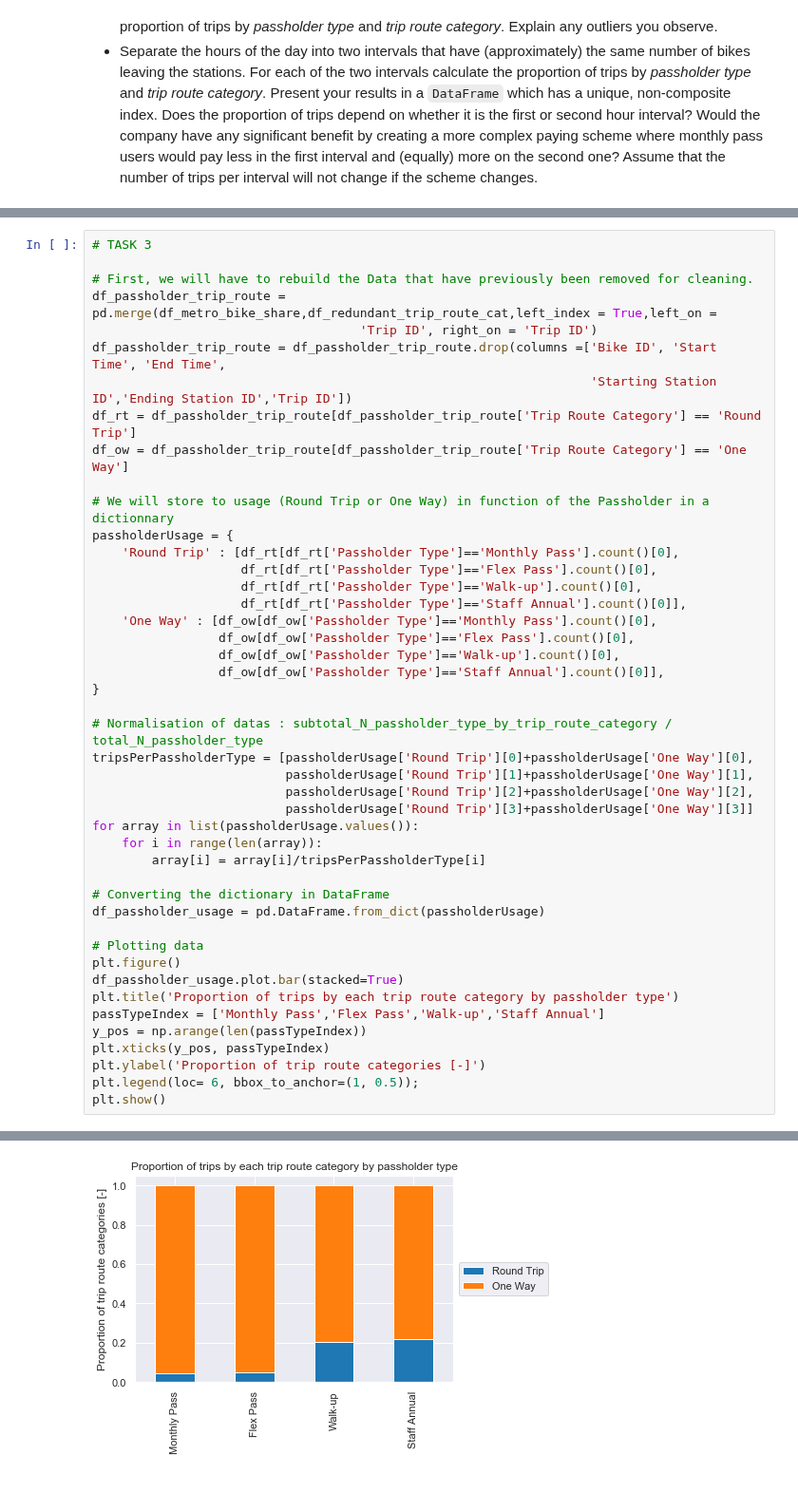
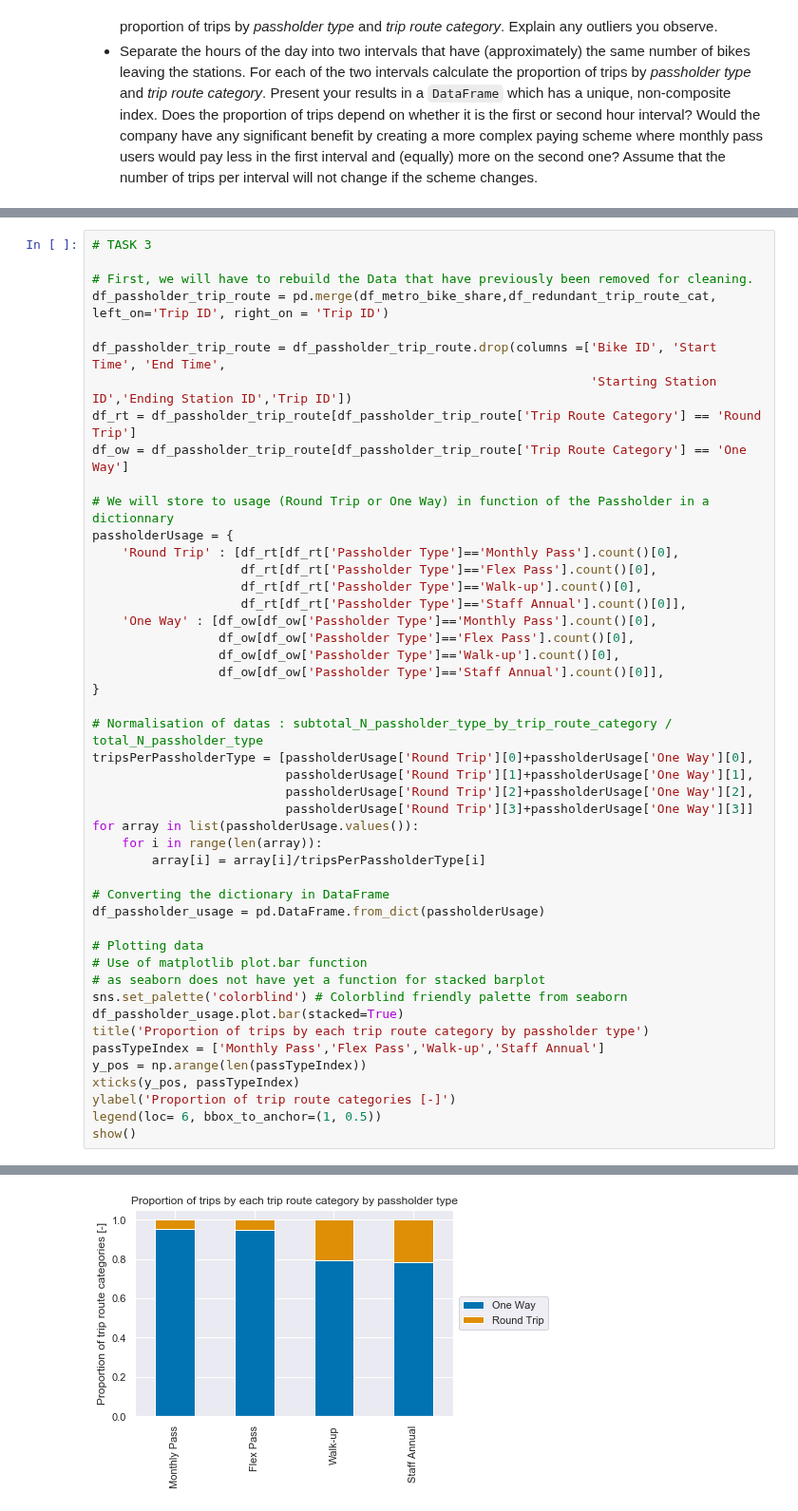
Before and after one commit to vbruttin/ada_homeworks, a Jupyter notebook: Exercise_1.ipynb, the cells around one changed output, grey strips where cells are left out. Shown at 95% size. Saved outputs shown, nothing was run; the diff lists cells and outputs as text.

Commit message:
Finalisation des plots, correction texte

```diff
--- a/Exercise_1.ipynb
+++ b/Exercise_1.ipynb
@@ -515,8 +526,8 @@ show()
 # TASK 3
 
 # First, we will have to rebuild the Data that have previously been removed for cleaning.
-df_passholder_trip_route = pd.merge(df_metro_bike_share,df_redundant_trip_route_cat,left_index = True,left_on =
-                                    'Trip ID', right_on = 'Trip ID')
+df_passholder_trip_route = pd.merge(df_metro_bike_share,df_redundant_trip_route_cat, left_on='Trip ID', right_on = 'Trip ID')
+
 df_passholder_trip_route = df_passholder_trip_route.drop(columns =['Bike ID', 'Start Time', 'End Time',
                                                                    'Starting Station ID','Ending Station ID','Trip ID'])
 df_rt = df_passholder_trip_route[df_passholder_trip_route['Trip Route Category'] == 'Round Trip']
@@ -547,13 +558,15 @@ for array in list(passholderUsage.values()):
 df_passholder_usage = pd.DataFrame.from_dict(passholderUsage)
 
 # Plotting data
-plt.figure()
+# Use of matplotlib plot.bar function
+# as seaborn does not have yet a function for stacked barplot
+sns.set_palette('colorblind') # Colorblind friendly palette from seaborn
 df_passholder_usage.plot.bar(stacked=True)
-plt.title('Proportion of trips by each trip route category by passholder type')
+title('Proportion of trips by each trip route category by passholder type')
 passTypeIndex = ['Monthly Pass','Flex Pass','Walk-up','Staff Annual']
 y_pos = np.arange(len(passTypeIndex))
-plt.xticks(y_pos, passTypeIndex)
-plt.ylabel('Proportion of trip route categories [-]')
-plt.legend(loc= 6, bbox_to_anchor=(1, 0.5));
-plt.show()
+xticks(y_pos, passTypeIndex)
+ylabel('Proportion of trip route categories [-]')
+legend(loc= 6, bbox_to_anchor=(1, 0.5))
+show()
 # %% [output]
@@ -561,4 +573,4 @@ plt.show()
-[figure, old version]
+[figure, new version]
 # %%
 # TASK 4
 
```
Also changed, not shown: parts of 9 cells of this notebook.
